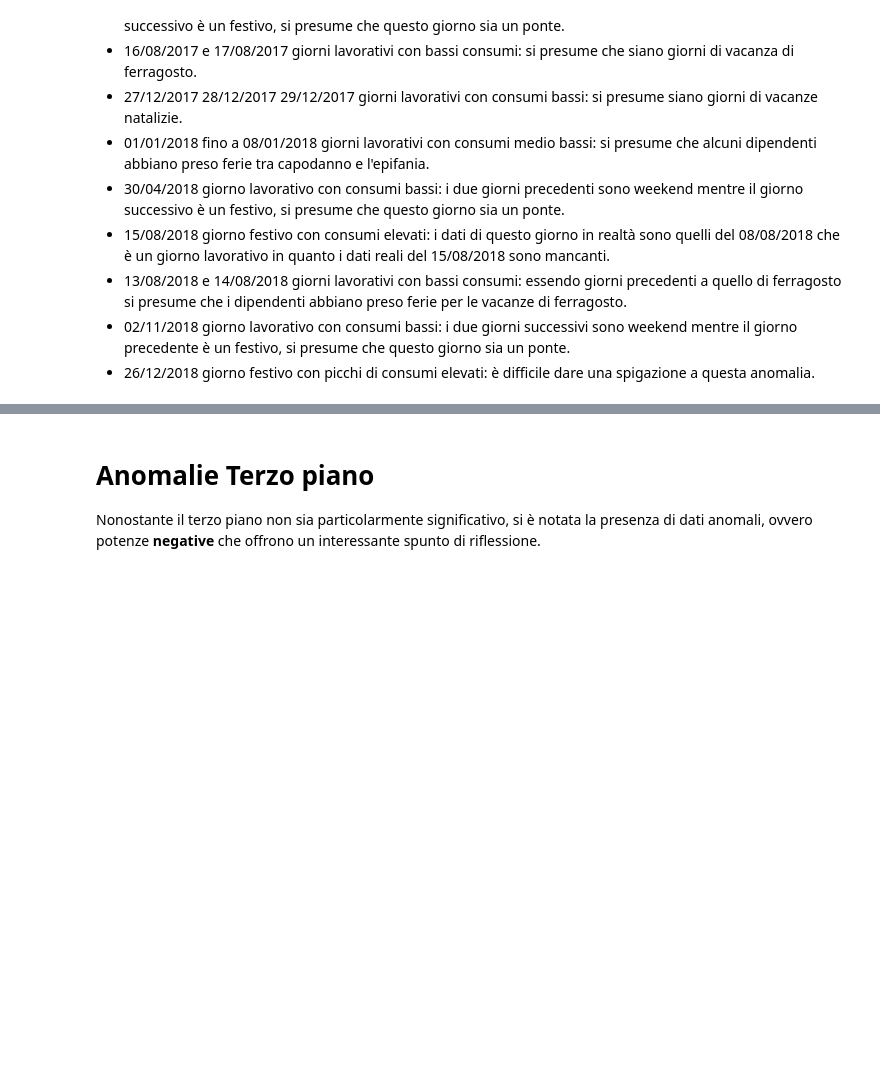
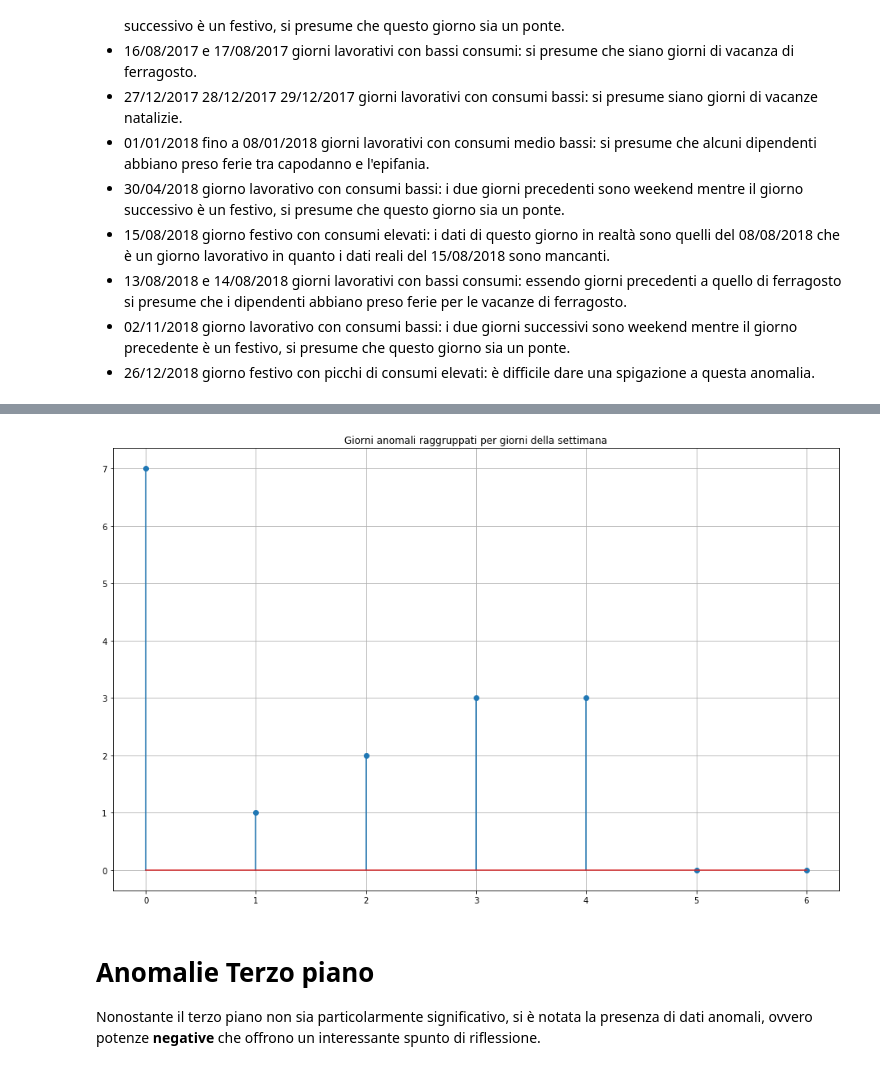
Before and after one commit to VladMarianCimpeanu/electricity-demand-anomaly-detection, a Jupyter notebook: Main1.ipynb, the cells around one changed output, grey strips where cells are left out. Cells and saved outputs as stored; diff of their text form; code cells hidden in the pictures; blank space fills up the shorter version.

```diff
--- a/Main1.ipynb
+++ b/Main1.ipynb
@@ -187,3 +210,13 @@ plt.show()
+# %%
+fig, ax = plt.subplots(1, 1, figsize=FIG_SIZE)
+dayofweek = {i:0 for i in range(7)}
+dayofweek.update(dict(Counter(train[train['holidays']==1]['dayofweek'][::96].to_numpy())))
+ax.stem(dayofweek.keys(), dayofweek.values())
+ax.grid()
+plt.title("Giorni anomali raggruppati per giorni della settimana", fontdict=None, loc='center', pad=None)
+plt.show()
+# %% [output]
+[figure, added]
 # %% [markdown]
 # Anomalie Terzo piano
 Nonostante il terzo piano non sia particolarmente significativo, si è notata la presenza di dati anomali, ovvero potenze **negative** che offrono un interessante spunto di riflessione.
```
Also changed, not shown: parts of 8 cells of this notebook, 4 other files.
